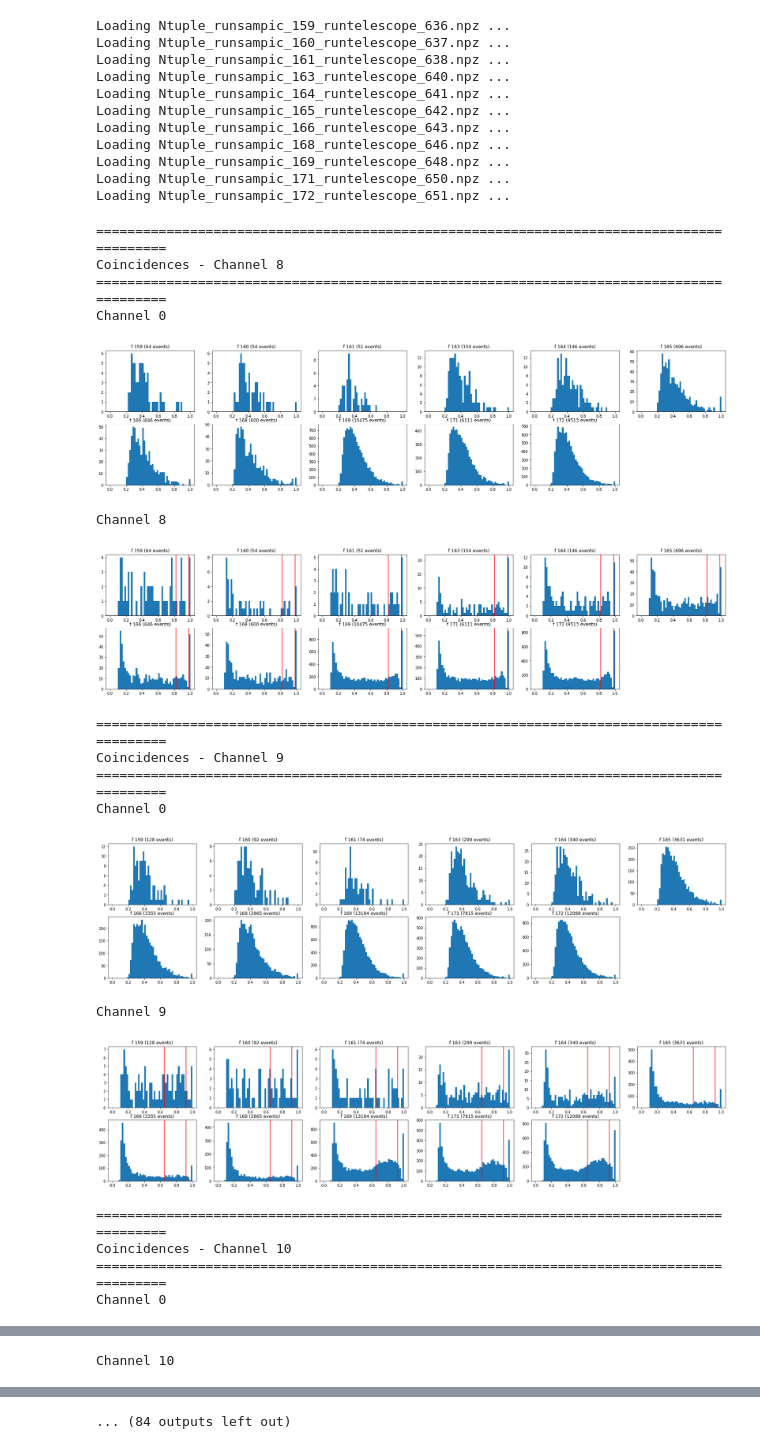
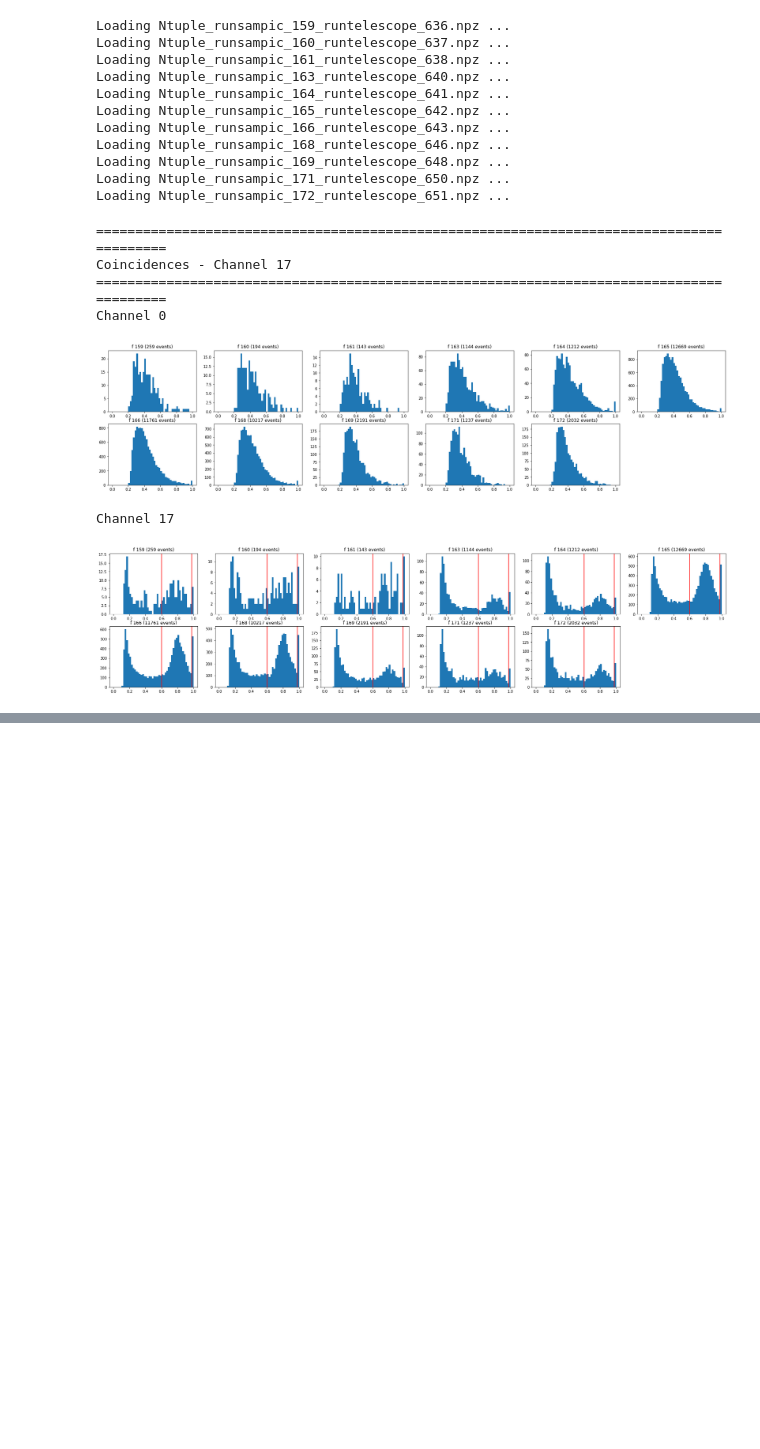
Before and after one commit to MatiXOfficial/pps-diamond-time-measurement, a Jupyter notebook: notebooks/data_mining_many_files.ipynb, the cells around one changed output, grey strips where cells are left out. Cells and saved outputs as stored; diff of their text form; code cells hidden in the pictures; blank space fills up the shorter version.

```diff
--- a/notebooks/data_mining_many_files.ipynb
+++ b/notebooks/data_mining_many_files.ipynb
@@ -55,6 +57,21 @@ def plot_max_channel_hist(X, n_bins=100, title='', add_count=False, ylim=None, t
     if thresholds:
         plt.axvline(thresholds[0], color='red')
         plt.axvline(thresholds[1], color='red')
+
+def filter_channel_events(channel_events, th_ch_min, th_ch_max, th_0_min=0.2, th_0_max=0.95):
+    filtered_channel_events = {}
+
+    ampl_data = np.array(channel_events['sample_ampl'])
+    max_ampl = np.array(ampl_data.max(axis=2))
+
+    ch_0_mask = np.logical_and(max_ampl[:, 0] >= th_0_min, max_ampl[:, 0] <= th_0_max)
+    ch_ch_mask = np.logical_and(max_ampl[:, 1] >= th_ch_min, max_ampl[:, 1] <= th_ch_max)
+    mask = np.logical_and(ch_0_mask, ch_ch_mask)
+
+    for key, arr in channel_events.items():
+        filtered_channel_events[key] = np.array(arr)[mask]
+
+    return filtered_channel_events
 # %%
 channel_thresholds = {
     8: (0.82, 0.98),
@@ -83,47 +100,47 @@ channel_thresholds = {
     31: (0.6, 0.95),
 }
 # %%
-for channel in channels:
+for channel in channels[9:10]: # only channel 17 for now
     print('=========================================================================================')
     print(f'Coincidences - Channel {channel}')
     print('=========================================================================================')
     n_files = len(file_channel_events)
 
     # channel 0
     print('Channel 0')
     plt.figure(figsize=(30, 14))
     for i, channel_events in enumerate(file_channel_events):
         plt.subplot(4, (n_files + 1) // 2, i + 1)
         ampl_data = np.array(channel_events[channel]['sample_ampl'])[:, 0]
         plot_max_channel_hist(ampl_data, n_bins=50, title=f'f {file_names[i][17:20]}', add_count=True, ylim=None, thresholds=None)
 
     plt.show()
 
     # channel non 0
     print(f'Channel {channel}')
     plt.figure(figsize=(30, 14))
     for i, channel_events in enumerate(file_channel_events):
         plt.subplot(4, (n_files + 1) // 2, i + 1)
         ampl_data = np.array(channel_events[channel]['sample_ampl'])[:, 1]
         plot_max_channel_hist(ampl_data, n_bins=50, title=f'f {file_names[i][17:20]}', add_count=True, ylim=None, thresholds=channel_thresholds[channel])
 
     plt.show()
+
+    filtered_events = {}
+    for i, channel_events in enumerate(file_channel_events):
+        filtered_file_events = filter_channel_events(channel_events[channel], *channel_thresholds[channel])
+        for key, arr in filtered_file_events.items():
+            if key not in filtered_events:
+                filtered_events[key] = arr
+            else:
+                filtered_events[key] = np.concatenate([filtered_events[key], arr])
+
+    np.savez_compressed(f'../data/filtered/channel_{channel}_filtered.npz', filtered_events)
 # %% [output]
 =========================================================================================
-Coincidences - Channel 8
+Coincidences - Channel 17
 =========================================================================================
 Channel 0
-[figure, old version]
+[figure, new version]
-Channel 8
+Channel 17
-[figure, old version]
+[figure, new version]
-=========================================================================================
-Coincidences - Channel 9
-=========================================================================================
-Channel 0
-[figure, removed]
-Channel 9
-[figure, removed]
-=========================================================================================
-Coincidences - Channel 10
-=========================================================================================
-Channel 0
@@ -131 +146,0 @@ Channel 0
-Channel 10
@@ -133 +146,0 @@ Channel 10
-... (84 outputs left out)
```
Also changed, not shown: parts of 2 cells of this notebook, 3 other files.
